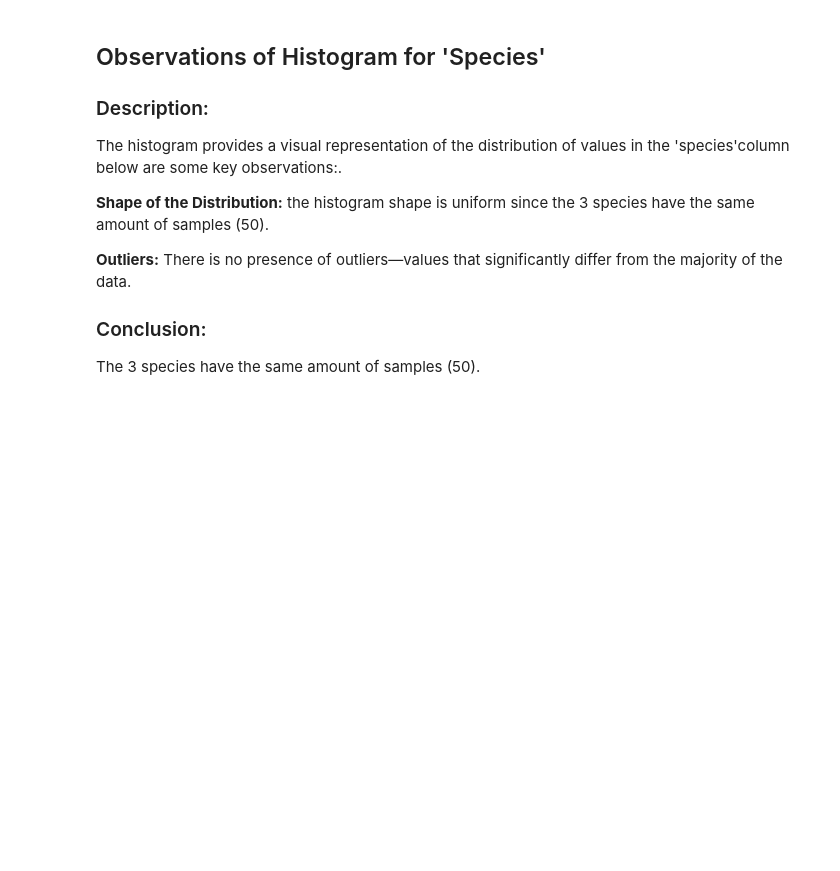
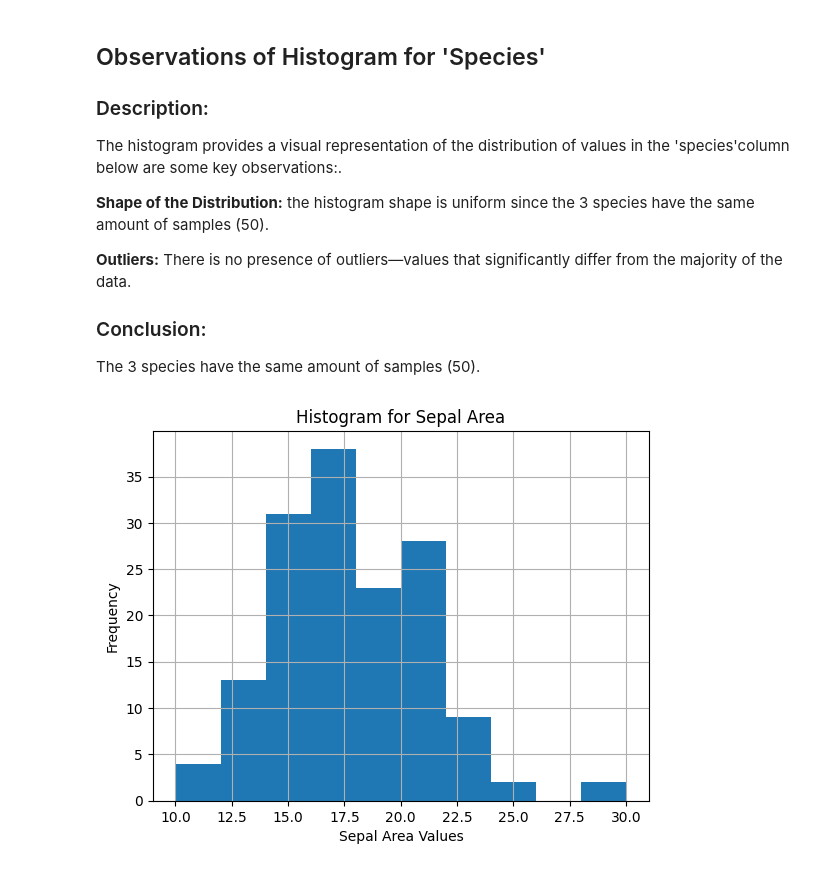
Before and after one commit to drodmay1/datafun-04-jupyter, a Jupyter notebook: david_eda.ipynb, the cells around one changed output. Saved outputs shown, nothing was run; the diff lists cells and outputs as text; code cells hidden in the pictures; blank space fills up the shorter version.

Commit message:
area column added and markdown

```diff
--- a/david_eda.ipynb
+++ b/david_eda.ipynb
@@ -310,3 +310,31 @@ The histogram provides a visual representation of the distribution of values in
 
 ### Conclusion:
    The 3 species have the same amount of samples (50).
+# %%
+##Initial Data Transformation and Feature Engineering
+
+# Renaming a column-  This line of code renames the column 'sepal_length' to 'Sepal Length' in the DataFrame df.
+df.rename(columns={'sepal_length': 'Sepal Length'}, inplace=True)
+
+# Adding a new column - creates a new column named 'Sepal_Area' in the DataFrame
+df['Sepal_Area'] = df['Sepal Length'] * df['sepal_width']
+# %%
+import pandas as pd
+import matplotlib.pyplot as plt
+
+# Check if 'Sepal_Area' is in the list of columns
+if 'Sepal_Area' in df.columns:
+    # Plot the histogram
+    df['Sepal_Area'].hist()
+
+    # Set the title and axis labels
+    plt.title('Histogram for Sepal Area')
+    plt.xlabel('Sepal Area Values')
+    plt.ylabel('Frequency')
+
+    # Show the plot
+    plt.show()
+else:
+    print("Column 'Sepal_Area' not found in the DataFrame.")
+# %% [output]
+[figure, added]
```
Also changed, not shown: parts of 1 cell of this notebook.
